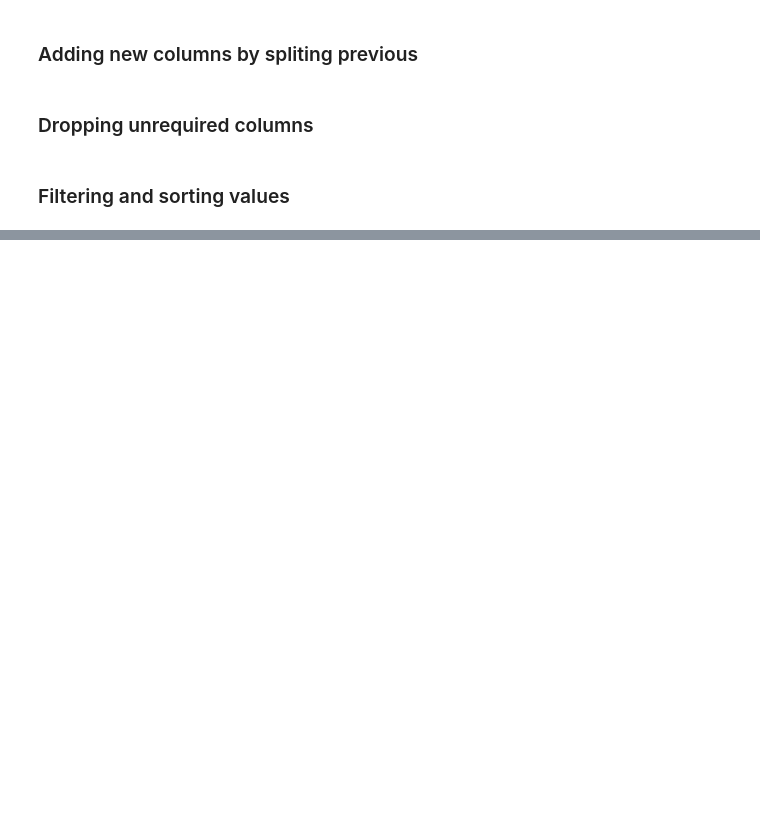
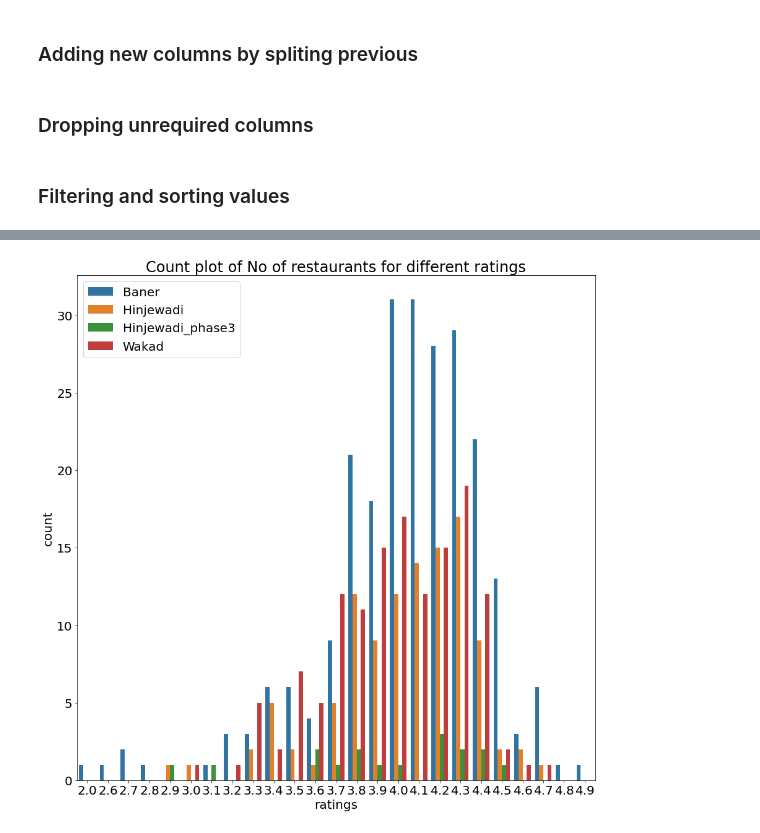
Before and after one commit to Ruthik27/Bed_Rest_and_Order_Services, a Jupyter notebook: swiggy_eda.ipynb, the cells around one changed output, grey strips where cells are left out. Saved outputs shown, nothing was run; the diff lists cells and outputs as text; code cells hidden in the pictures; blank space fills up the shorter version.

```diff
--- a/swiggy_eda.ipynb
+++ b/swiggy_eda.ipynb
@@ -93,0 +139,3 @@ combine.describe(include = 'all')
+# %%
+above_one = combine[(combine.ratings > 1.0)]
+above_one
@@ -93,0 +156,8 @@ combine.describe(include = 'all')
+# %%
+fig = plt.gcf()
+sns.countplot(data = above_one, hue = 'locality', x = 'ratings').legend(loc=2)
+plt.title('Count plot of No of restaurants for different ratings')
+fig.set_size_inches(15, 15)
+plt.show()
+# %% [output]
+[figure, added]
```
Also changed, not shown: parts of 19 cells of this notebook.
